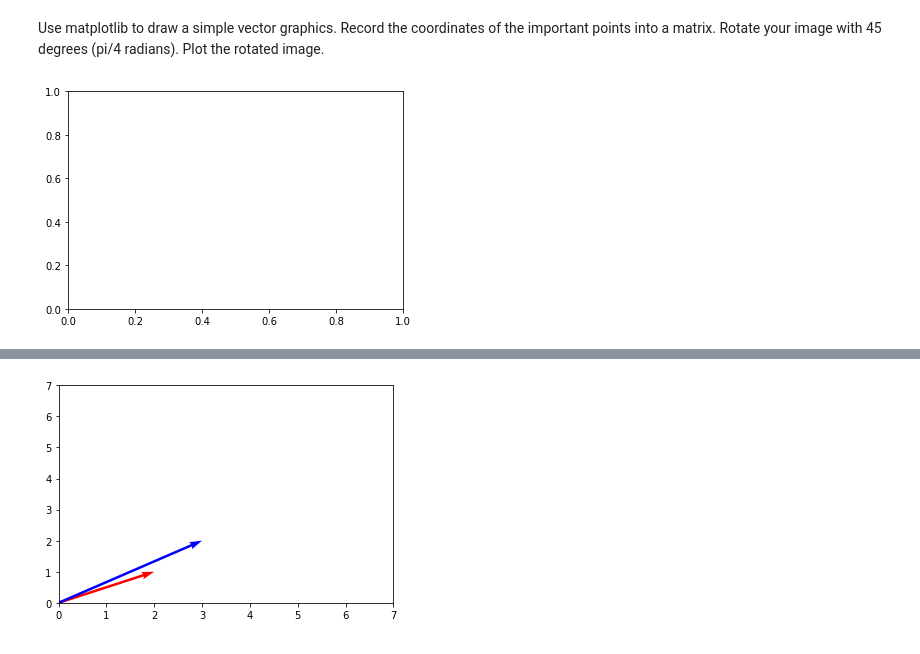
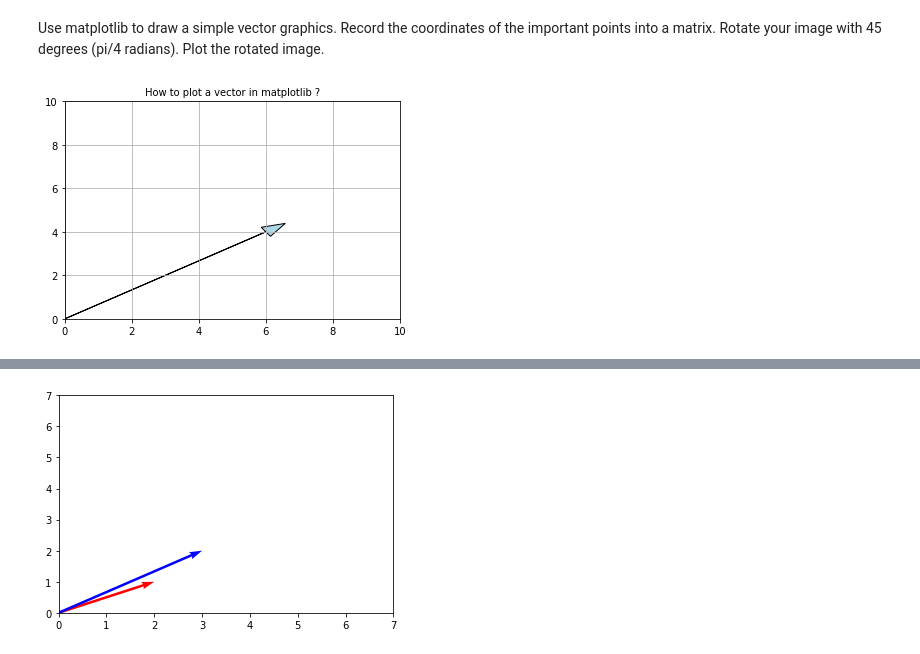
Before and after one commit to Tureczek/Jupyter_notebook_Data_Science, a Jupyter notebook: Assignments/Assignment 4- Implementation of Matrices.ipynb, the cells around one changed output, grey strips where cells are left out. Saved outputs shown, nothing was run; the diff lists cells and outputs as text; code cells hidden in the pictures.

```diff
--- a/Assignments/Assignment 4- Implementation of Matrices.ipynb
+++ b/Assignments/Assignment 4- Implementation of Matrices.ipynb
@@ -322,4 +321,16 @@ simple_vector = np.array([ 2, 6])
-# %%
-ax = plt.axes()
-# %% [output]
-[figure, removed]
+# %%
+ax = plt.axes()
+
+ax.arrow(0.0, 0.0, 6.0, 4.0, head_width=0.5, head_length=0.7, fc='lightblue', ec='black')
+
+plt.grid()
+
+plt.xlim(0,10)
+plt.ylim(0,10)
+
+plt.title('How to plot a vector in matplotlib ?',fontsize=10)
+
+plt.savefig('how_to_plot_a_vector_in_matplotlib_fig1.png', bbox_inches='tight')
+plt.show()
+# %% [output]
+[figure, added]
```
Also changed, not shown: parts of 18 cells of this notebook, 1 other file.
